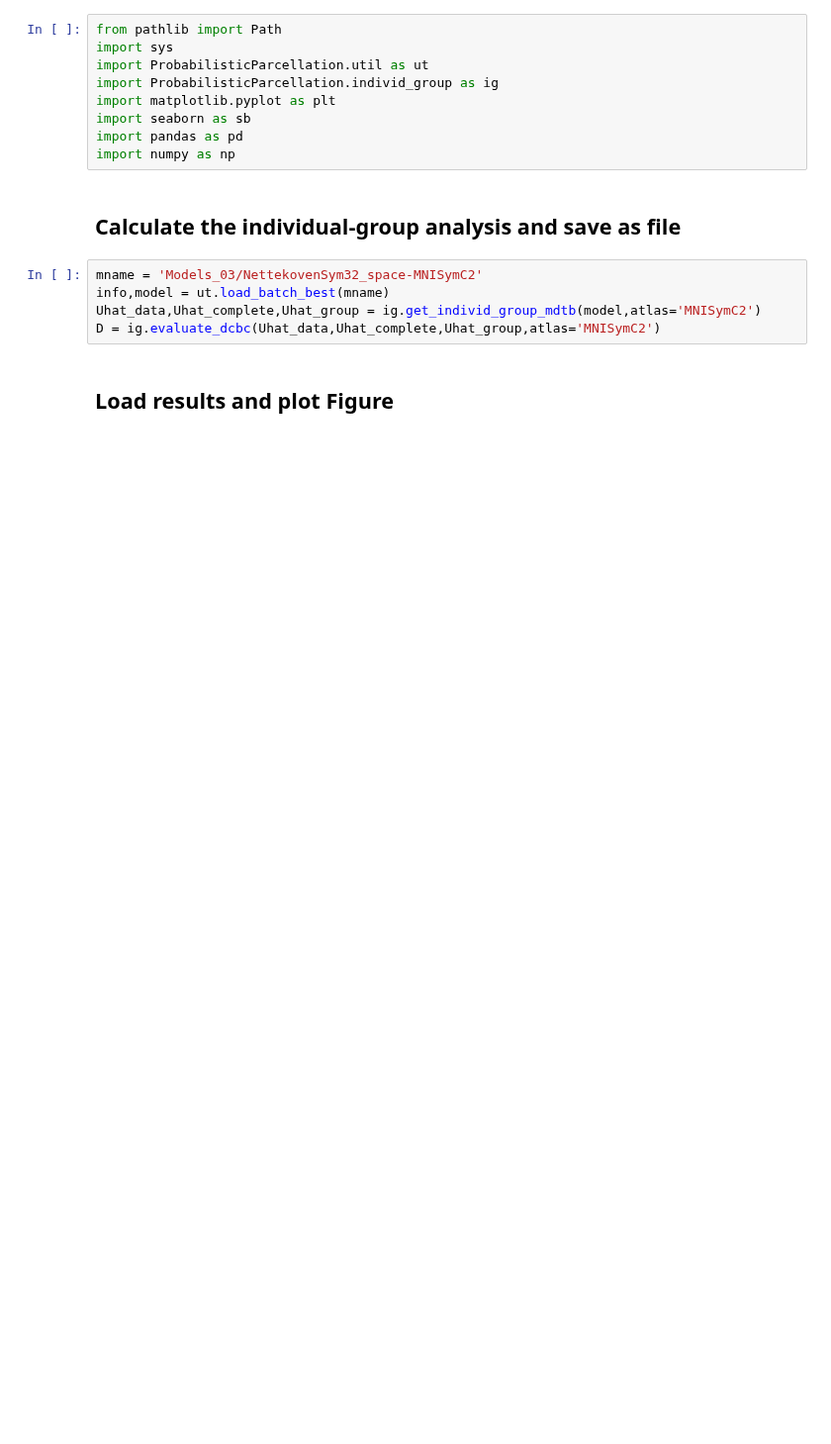
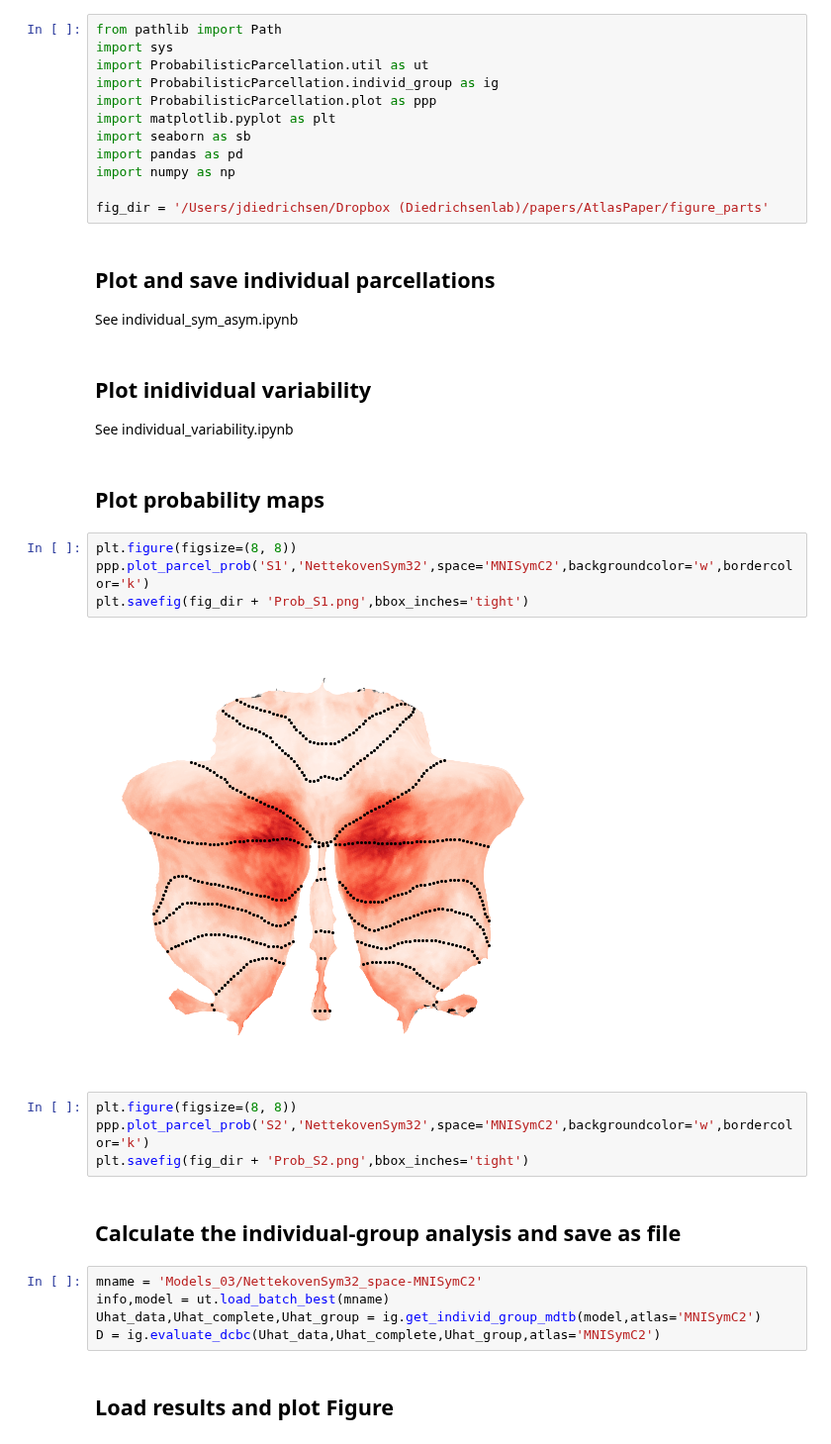
Before and after one commit to DiedrichsenLab/ProbabilisticParcellation, a Jupyter notebook: notebooks/atlas_paper/indiv_group.ipynb, the cells around one changed output. Shown at 99% size. Saved outputs shown, nothing was run; the diff lists cells and outputs as text; blank space fills up the shorter version.

```diff
--- a/notebooks/atlas_paper/indiv_group.ipynb
+++ b/notebooks/atlas_paper/indiv_group.ipynb
@@ -3,10 +3,31 @@ from pathlib import Path
 import sys
 import ProbabilisticParcellation.util as ut
 import ProbabilisticParcellation.individ_group as ig
+import ProbabilisticParcellation.plot as ppp
 import matplotlib.pyplot as plt
 import seaborn as sb
 import pandas as pd
 import numpy as np
+
+fig_dir = '/Users/jdiedrichsen/Dropbox (Diedrichsenlab)/papers/AtlasPaper/figure_parts'
+# %% [markdown]
+## Plot and save individual parcellations
+See individual_sym_asym.ipynb
+# %% [markdown]
+## Plot inidividual variability
+See individual_variability.ipynb
+# %% [markdown]
+## Plot probability maps
+# %%
+plt.figure(figsize=(8, 8))
+ppp.plot_parcel_prob('S1','NettekovenSym32',space='MNISymC2',backgroundcolor='w',bordercolor='k')
+plt.savefig(fig_dir + 'Prob_S1.png',bbox_inches='tight')
+# %% [output]
+[figure, added]
+# %%
+plt.figure(figsize=(8, 8))
+ppp.plot_parcel_prob('S2','NettekovenSym32',space='MNISymC2',backgroundcolor='w',bordercolor='k')
+plt.savefig(fig_dir + 'Prob_S2.png',bbox_inches='tight')
 # %% [markdown]
 ## Calculate the individual-group analysis and save as file
 # %%
```
Also changed, not shown: parts of 7 cells of this notebook, 3 other files.
